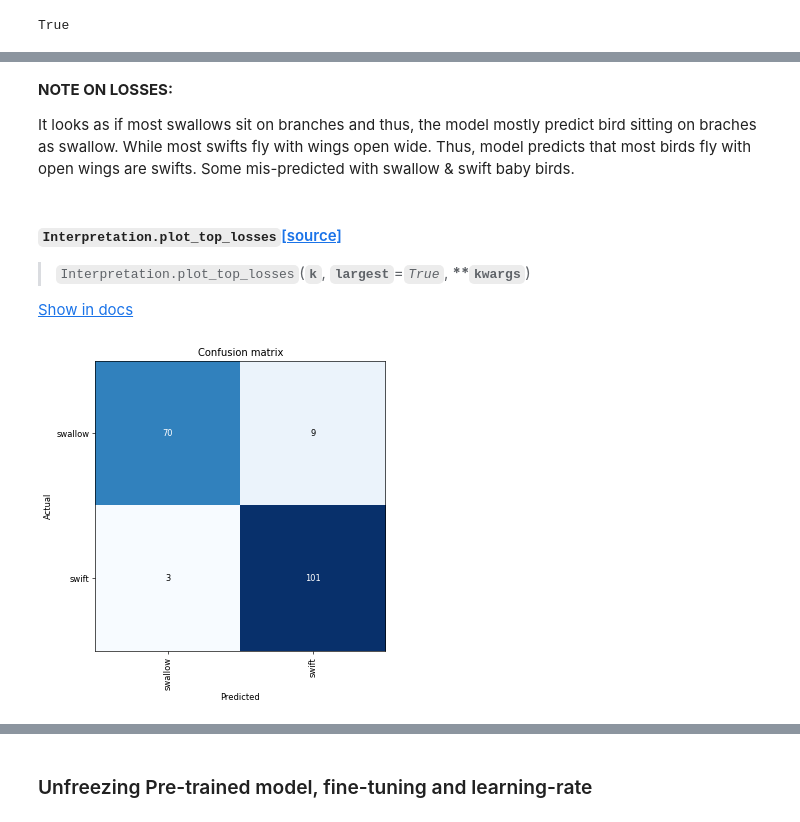
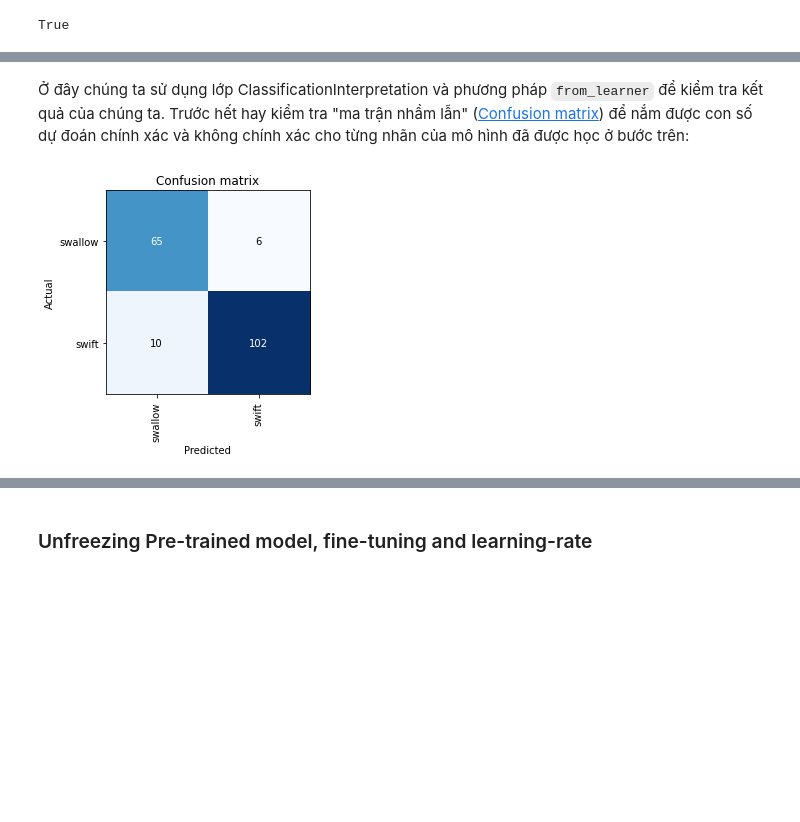
Before and after one commit to ddpham/swift_swallow_classification, a Jupyter notebook: nbs/fastai_model.ipynb, the cells around one changed output, grey strips where cells are left out. Cells and saved outputs as stored; diff of their text form; code cells hidden in the pictures; blank space fills up the shorter version.

Commit message:
udpate kiểm tra kết quả

```diff
--- a/nbs/fastai_model.ipynb
+++ b/nbs/fastai_model.ipynb
@@ -338,15 +314,6 @@ interp.plot_top_losses(12)
-# %% [markdown]
-**NOTE ON LOSSES:**
-
-It looks as if most swallows sit on branches and thus, the model mostly predict bird sitting on braches as swallow. While most swifts fly with wings open wide. Thus, model predicts that most birds fly with open wings are swifts. Some mis-predicted with swallow & swift baby birds.
-# %%
-doc(interp.plot_top_losses)
-# %% [output]
-Interpretation.plot_top_losses[source]
-Interpretation.plot_top_losses(k, largest=True, **kwargs)
-Show in docs
-# %%
-## we further want to check it's score:
-interp.plot_confusion_matrix(figsize=(6,6), dpi=60)
-# %% [output]
-[figure, removed]
+# %% [markdown]
+Ở đây chúng ta sử dụng lớp ClassificationInterpretation và phương pháp `from_learner` để kiểm tra kết quả của chúng ta. Trước hết hay kiểm tra "ma trận nhầm lẫn" ([Confusion matrix](https://en.wikipedia.org/wiki/Confusion_matrix)) để nắm được con số dự đoán chính xác và không chính xác cho từng nhãn của mô hình đã được học ở bước trên:
+# %%
+interp.plot_confusion_matrix()
+# %% [output]
+[figure, added]
```
Also changed, not shown: parts of 11 cells of this notebook.
